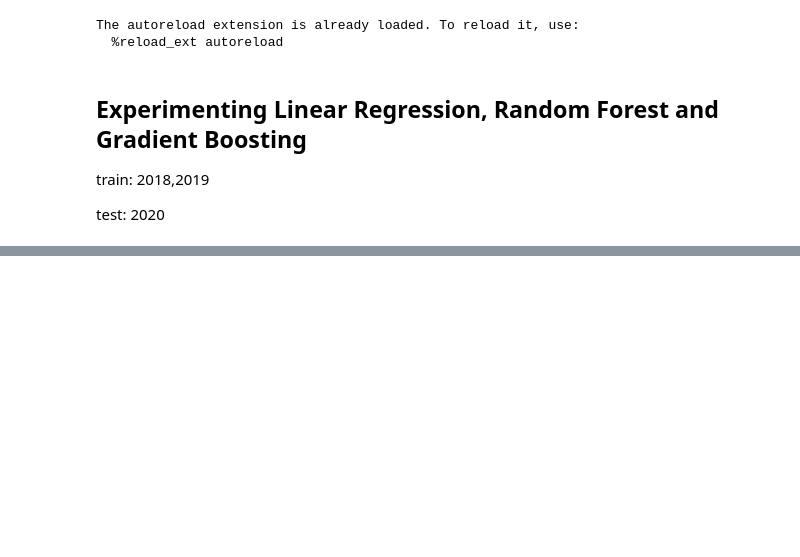
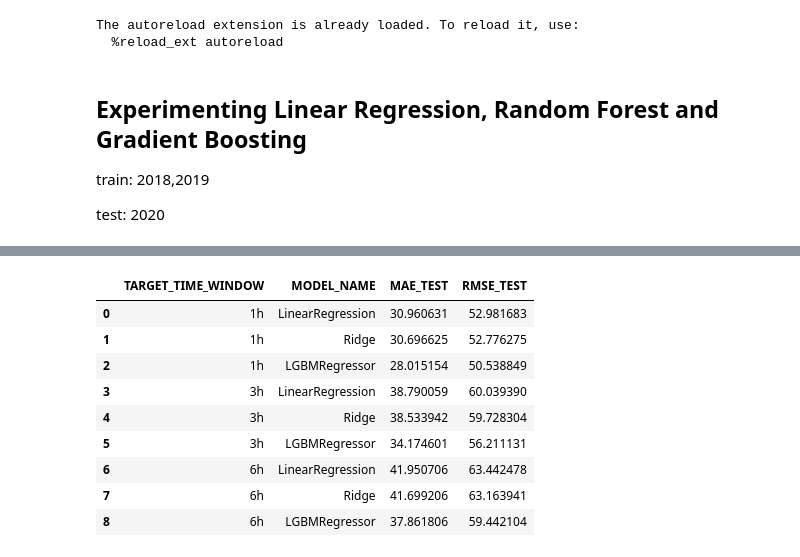
Before and after one commit to lucasthim/spatio-temporal-wind-velocity-prediction, a Jupyter notebook: python/notebooks/06_train_hour_model_with_5_stations.ipynb, the cells around one changed output, grey strips where cells are left out. Saved outputs shown, nothing was run; the diff lists cells and outputs as text; code cells hidden in the pictures; blank space fills up the shorter version.

```diff
--- a/python/notebooks/06_train_hour_model_with_5_stations.ipynb
+++ b/python/notebooks/06_train_hour_model_with_5_stations.ipynb
@@ -166,3 +236,16 @@ df_experiment_tracking
+# %%
+df_experiment_tracking_wind_direction[['TARGET_TIME_WINDOW','MODEL_NAME','MAE_TEST','RMSE_TEST']]
+# %% [output]
+|  | TARGET_TIME_WINDOW | MODEL_NAME | MAE_TEST | RMSE_TEST |
+| 0 | 1h | LinearRegression | 30.960631 | 52.981683 |
+| 1 | 1h | Ridge | 30.696625 | 52.776275 |
+| 2 | 1h | LGBMRegressor | 28.015154 | 50.538849 |
+| 3 | 3h | LinearRegression | 38.790059 | 60.039390 |
+| 4 | 3h | Ridge | 38.533942 | 59.728304 |
+| 5 | 3h | LGBMRegressor | 34.174601 | 56.211131 |
+| 6 | 6h | LinearRegression | 41.950706 | 63.442478 |
+| 7 | 6h | Ridge | 41.699206 | 63.163941 |
+| 8 | 6h | LGBMRegressor | 37.861806 | 59.442104 |
 # %%
 # from ngboost import NGBRegressor
 # from ngboost.distns import Normal
```
Also changed, not shown: parts of 4 cells of this notebook, 1 other file.
